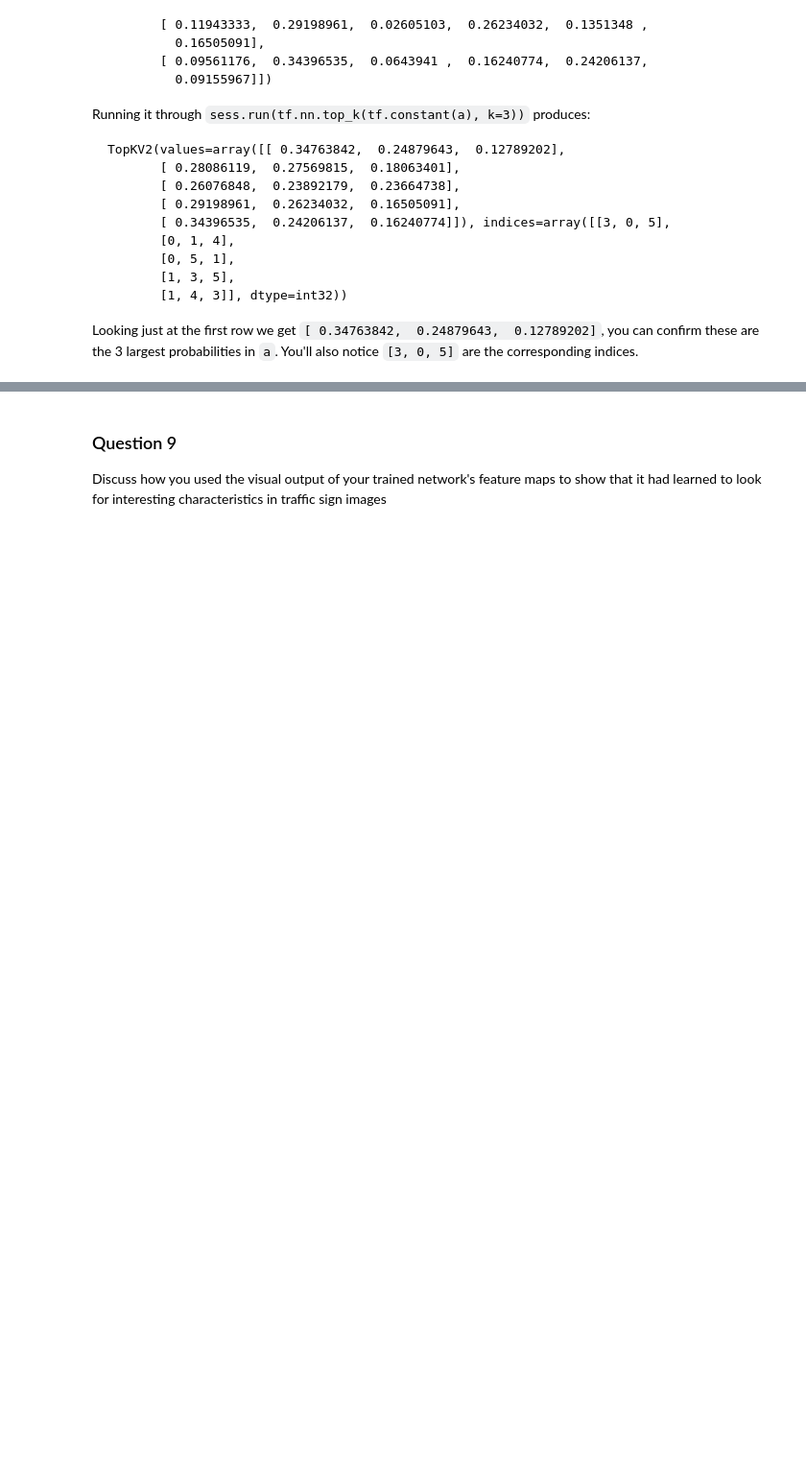
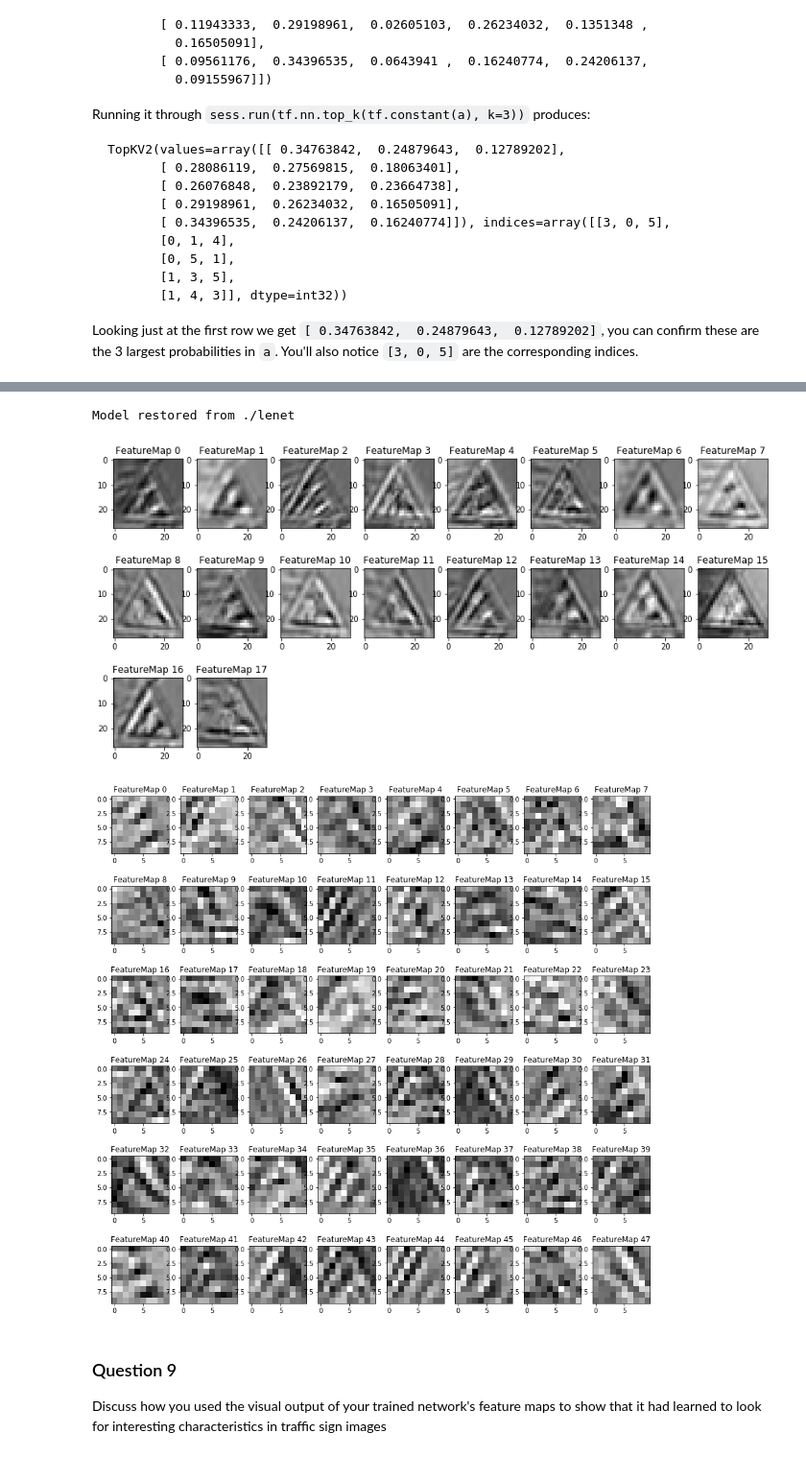
Before and after one commit to writetovibhor/CarND-Traffic-Sign-Classifier-Project, a Jupyter notebook: Traffic_Sign_Classifier.ipynb, the cells around one changed output, grey strips where cells are left out. Shown at 96% size. Drawn from its saved outputs; the diff is of its cells as text; code cells hidden in the pictures; blank space fills up the shorter version.

```diff
--- a/Traffic_Sign_Classifier.ipynb
+++ b/Traffic_Sign_Classifier.ipynb
@@ -260,7 +336,7 @@ sets imply underfitting. A high accuracy on the training set but low accuracy on
 ### the accuracy on the test set should be calculated and reported as well.
 ### Feel free to use as many code cells as needed.
 
-rate = 0.001
+rate = 1e-4
 
 logits = LeNet(x)
 cross_entropy = tf.nn.softmax_cross_entropy_with_logits(logits=logits, labels=one_hot_y)
@@ -417,6 +577,19 @@ def outputFeatureMap(image_input, tf_activation, activation_min=-1, activation_m
             plt.imshow(activation[0,:,:, featuremap], interpolation="nearest", vmin=activation_min, cmap="gray")
         else:
             plt.imshow(activation[0,:,:, featuremap], interpolation="nearest", cmap="gray")
+# %%
+with tf.Session() as sess:
+    sess.run(tf.global_variables_initializer())
+    saver.restore(sess, './lenet')
+    print("Model restored from ./lenet")
+    conv1 = sess.graph.get_tensor_by_name("conv1:0")
+    outputFeatureMap([X_web[1]], conv1, plt_num=1)
+    conv2 = sess.graph.get_tensor_by_name("conv2:0")
+    outputFeatureMap([X_web[1]], conv2, plt_num=2)
+# %% [output]
+Model restored from ./lenet
+[figure, added]
+[figure, added]
 # %% [markdown]
 ### Question 9
 
```
Also changed, not shown: parts of 20 cells of this notebook, 7 other files.
